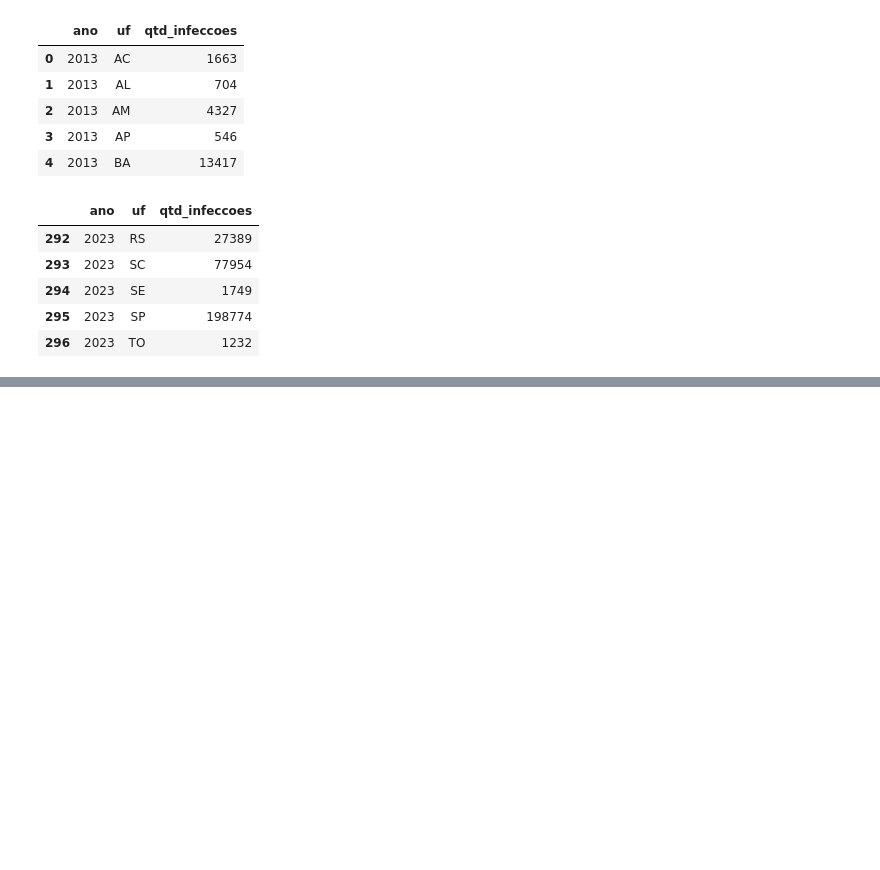
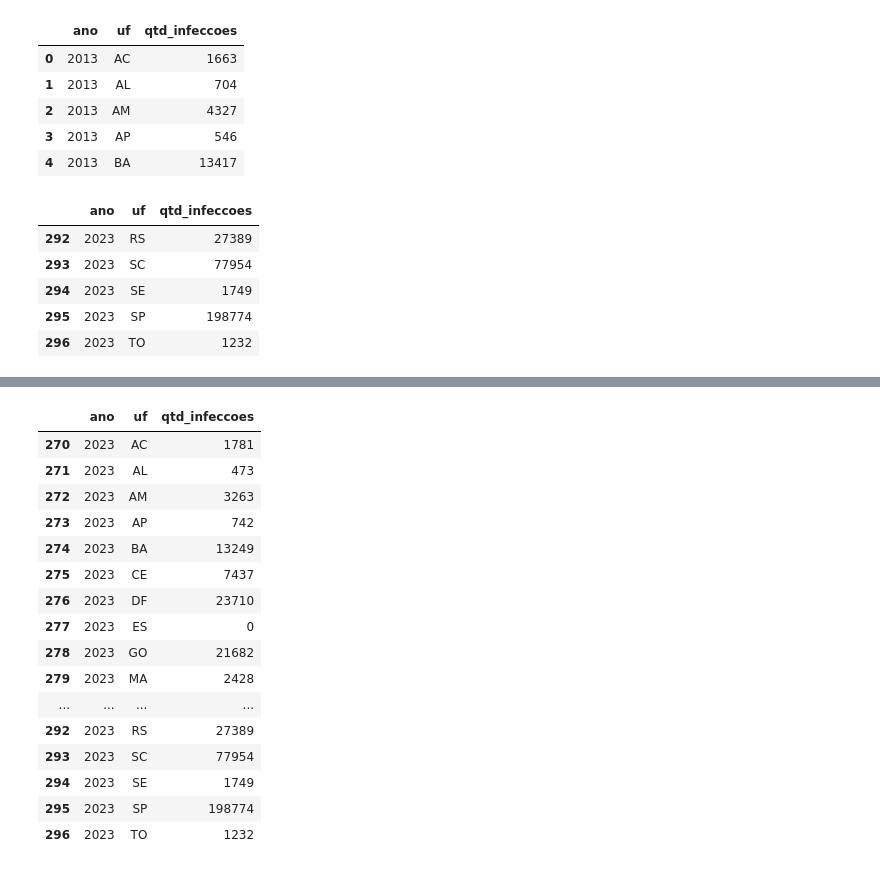
Before and after one commit to rafaellccouto/pos_tech_dengue, a Jupyter notebook: postech_aula_dengue.ipynb, the cells around one changed output, grey strips where cells are left out. Saved outputs shown, nothing was run; the diff lists cells and outputs as text; code cells hidden in the pictures; blank space fills up the shorter version.

```diff
--- a/postech_aula_dengue.ipynb
+++ b/postech_aula_dengue.ipynb
@@ -164,0 +198,22 @@ infeccoes_estado.tail()
+# %%
+# Filtras os dados para o ano de 2023
+infeccoes_2023 = infeccoes_estado[infeccoes_estado['ano'] == 2023]
+infeccoes_2023
+# %% [output]
+|  | ano | uf | qtd_infeccoes |
+| 270 | 2023 | AC | 1781 |
+| 271 | 2023 | AL | 473 |
+| 272 | 2023 | AM | 3263 |
+| 273 | 2023 | AP | 742 |
+| 274 | 2023 | BA | 13249 |
+| 275 | 2023 | CE | 7437 |
+| 276 | 2023 | DF | 23710 |
+| 277 | 2023 | ES | 0 |
+| 278 | 2023 | GO | 21682 |
+| 279 | 2023 | MA | 2428 |
+| ... | ... | ... | ... |
+| 292 | 2023 | RS | 27389 |
+| 293 | 2023 | SC | 77954 |
+| 294 | 2023 | SE | 1749 |
+| 295 | 2023 | SP | 198774 |
+| 296 | 2023 | TO | 1232 |
```
Also changed, not shown: parts of 11 cells of this notebook, 1 other file.
